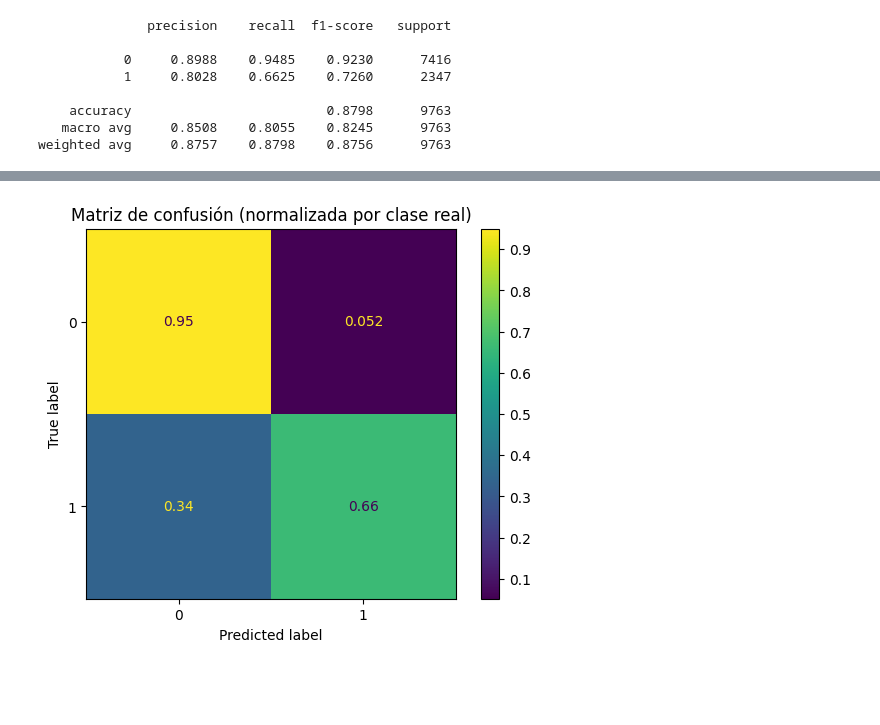
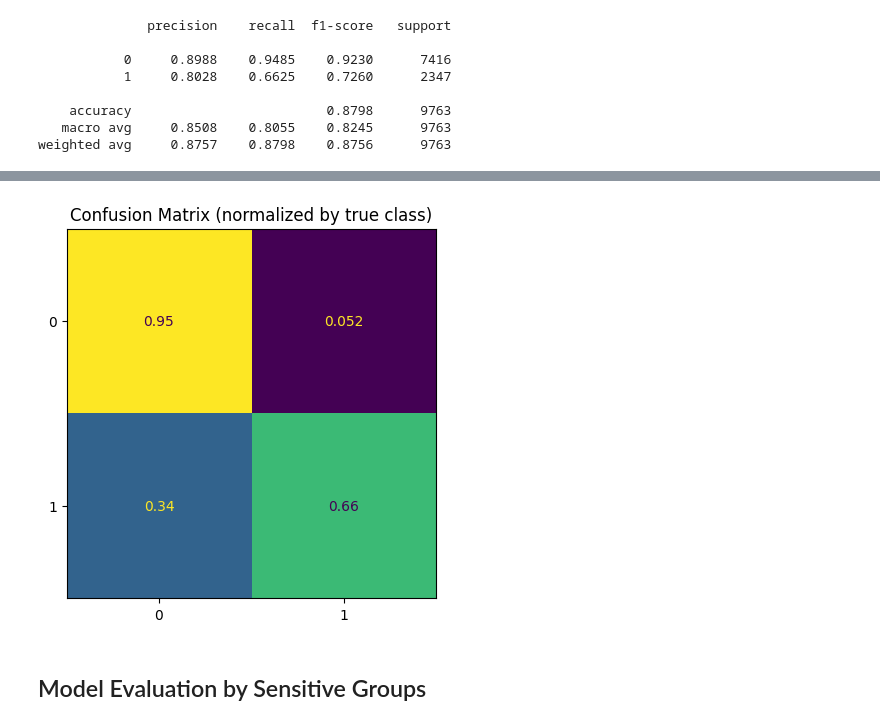
Before and after one commit to FranzCastillo/Income-Prediction, a Jupyter notebook: notebooks/initial_classification_model.ipynb, the cells around one changed output, grey strips where cells are left out. Cells and saved outputs as stored; diff of their text form; code cells hidden in the pictures; blank space fills up the shorter version.

```diff
--- a/notebooks/initial_classification_model.ipynb
+++ b/notebooks/initial_classification_model.ipynb
@@ -28,2 +24,2 @@ dtype('int64')
 # %%
-X_entreno, X_prueba, y_entreno, y_prueba = train_test_split(X, y, test_size = 0.2, random_state = 0)
+X_train, X_test, y_train, y_test = train_test_split(X, y, test_size = 0.2, random_state = 0)
@@ -36,6 +28,6 @@ np.int64(29712)
 # %%
-clasificador = XGBClassifier()
-clasificador.fit(X_entreno, y_entreno)
+classifier = XGBClassifier()
+classifier.fit(X_train, y_train)
 # %% [output]
 XGBClassifier(base_score=None, booster=None, callbacks=None,
               colsample_bylevel=None, colsample_bynode=None,
@@ -53,4 +45,4 @@ XGBClassifier(base_score=None, booster=None, callbacks=None,
 # %%
-y_pred = clasificador.predict(X_prueba)
-y_proba = clasificador.predict_proba(X_prueba)[:, 1]
+y_pred = classifier.predict(X_test)
+y_proba = classifier.predict_proba(X_test)[:, 1]
 # %%
@@ -74,9 +69,12 @@ plt.show()
 # %%
 fig, ax = plt.subplots()
-cm_norm = confusion_matrix(y_prueba, y_pred, normalize='true')
+cm_norm = confusion_matrix(y_test, y_pred, normalize='true')
 disp = ConfusionMatrixDisplay(cm_norm)
-disp.plot(ax=ax)
-plt.title("Matriz de confusión (normalizada por clase real)")
+disp.plot(ax=ax, colorbar=False)
+ax.set(xlabel=None, ylabel=None)
+plt.title("Confusion Matrix (normalized by true class)")
 plt.show()
 # %% [output]
-[figure, old version]
+[figure, new version]
+# %% [markdown]
+## Model Evaluation by Sensitive Groups
```
Also changed, not shown: parts of 18 cells of this notebook.
